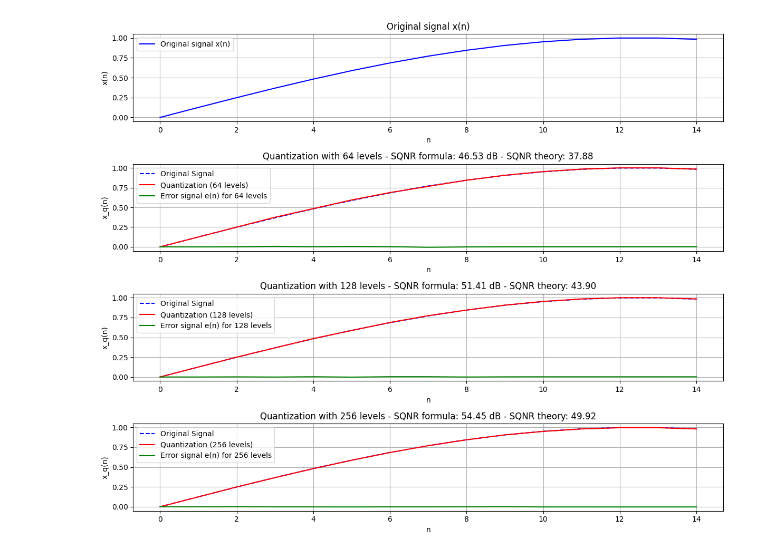
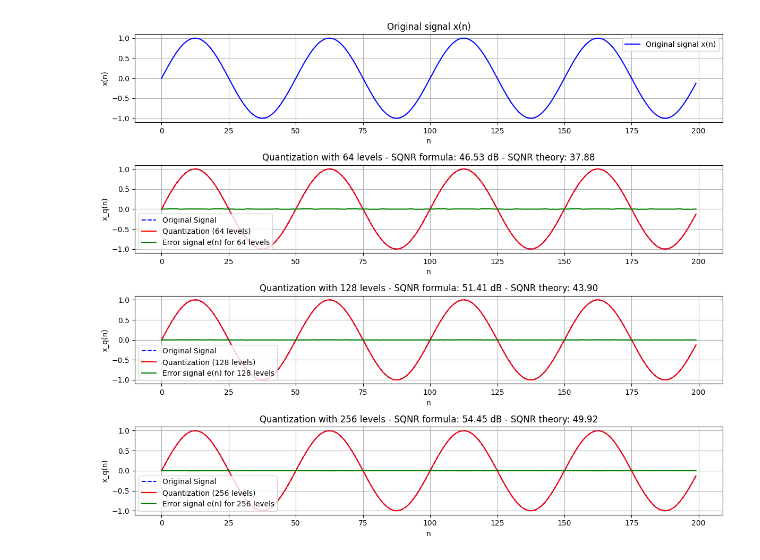
Before and after one commit to cuongceg/Signal-Processing-Python, a Jupyter notebook: quantization/Quantization.ipynb, the cells around one changed output. Drawn from its saved outputs; the diff is of its cells as text; code cells hidden in the pictures.

Commit message:
refactor : update graph with 200 samples

```diff
--- a/quantization/Quantization.ipynb
+++ b/quantization/Quantization.ipynb
@@ -26,39 +26,36 @@ x_n = np.sin(2 * np.pi * f0 * n)
 quantization_bits = [6, 7, 8]
 quantization_levels = [2**b for b in quantization_bits]
 # %%
-# Select small range to zoom in
-zoom_range = np.arange(15)
-
 plt.figure(figsize=(12, 10))
 plt.subplot(len(quantization_levels) + 1, 1, 1)
-plt.plot(zoom_range, x_n[zoom_range], label='Original signal x(n)', color='blue')
+plt.plot(x_n, label='Original signal x(n)', color='blue')
 plt.title('Original signal x(n)')
 plt.xlabel('n')
 plt.ylabel('x(n)')
 plt.legend()
 plt.grid(True)
 
 
 for i, levels in enumerate(quantization_levels):
     x_q = quantize(x_n, levels)
 
     # Calculate quantization error power and SQNR
     Pq = quantization_error_power(x_n, x_q)
     sqnr_formula = compute_sqnr(x_n, x_q)
     sqnr_theory = theoretical_sqnr(quantization_bits[i])
     error_signal = x_q - x_n
 
     plt.subplot(len(quantization_levels) + 1, 1, i+2)
-    plt.plot(zoom_range, x_n[zoom_range], label='Original Signal', linestyle='--', color='blue')
-    plt.plot(zoom_range, x_q[zoom_range], label=f'Quantization ({levels} levels)', color='red')
-    plt.plot(zoom_range, error_signal[zoom_range], label=f'Error signal e(n) for {levels} levels', color='green')
+    plt.plot(x_n, label='Original Signal', linestyle='--', color='blue')
+    plt.plot(x_q, label=f'Quantization ({levels} levels)', color='red')
+    plt.plot(error_signal, label=f'Error signal e(n) for {levels} levels', color='green')
     plt.title(f'Quantization with {levels} levels - SQNR formula: {sqnr_formula:.2f} dB - SQNR theory: {sqnr_theory:.2f}')
     plt.xlabel('n')
     plt.ylabel('x_q(n)')
     plt.legend()
     plt.grid(True)
 
 plt.tight_layout()
 plt.show()
 # %% [output]
-[figure, old version]
+[figure, new version]
```
